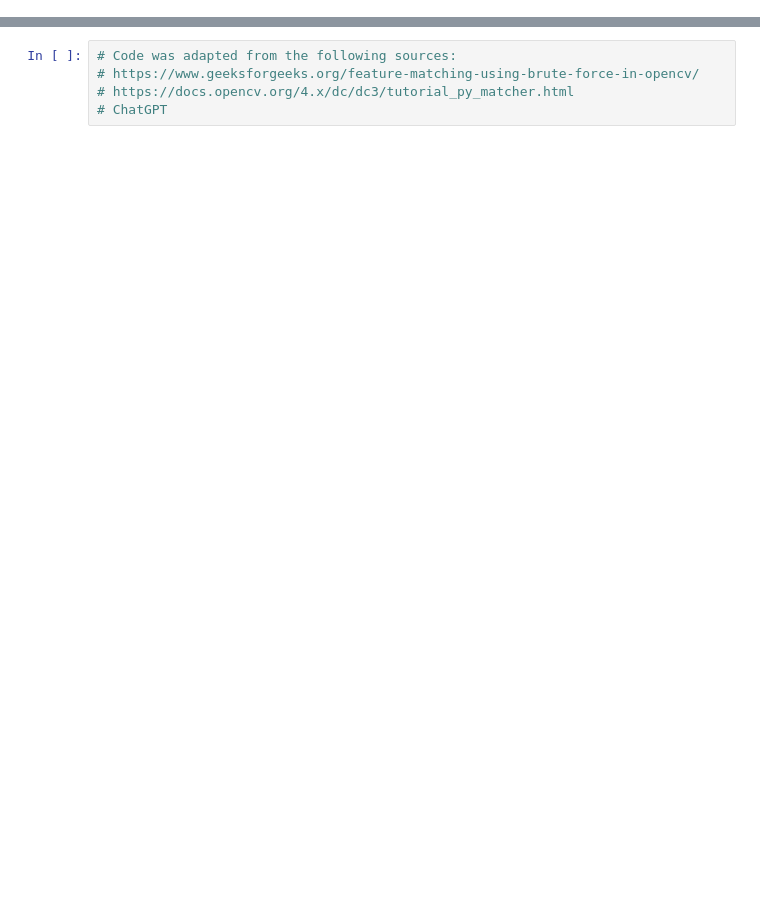
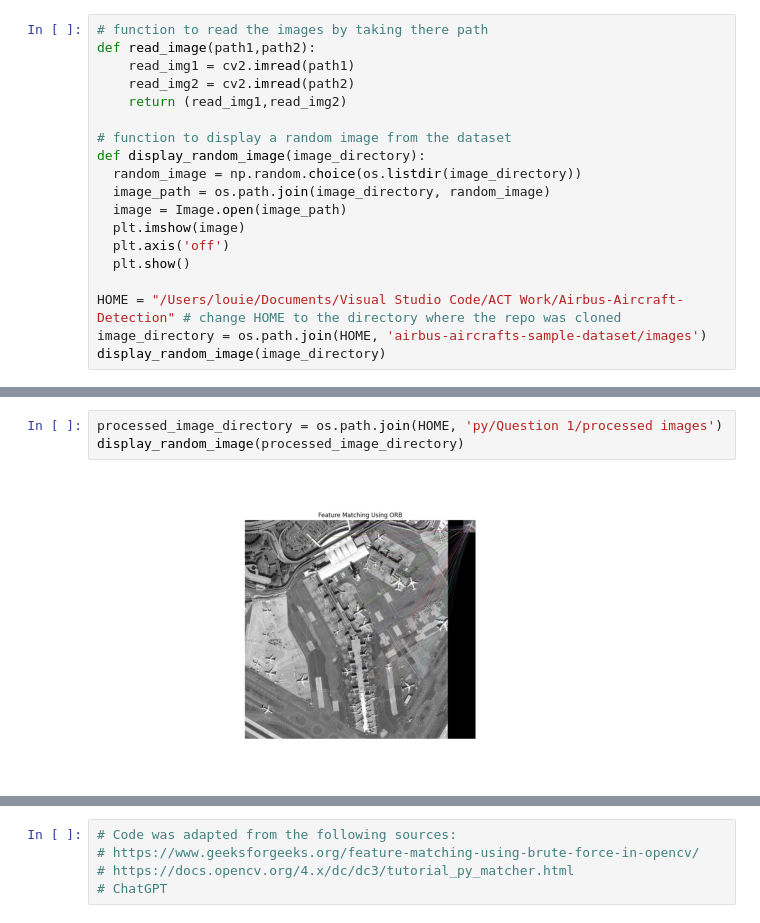
Before and after one commit to LouieDormer/Airbus-Aircraft-Detection, a Jupyter notebook: py/Question 1/Question1.ipynb, the cells around one changed output, grey strips where cells are left out. Drawn from its saved outputs; the diff is of its cells as text; blank space fills up the shorter version.

```diff
--- a/py/Question 1/Question1.ipynb
+++ b/py/Question 1/Question1.ipynb
@@ -47,0 +25,19 @@ def display_output(pic1,kpt1,pic2,kpt2,best_match):
+# %%
+# function to read the images by taking there path
+def read_image(path1,path2):
+    read_img1 = cv2.imread(path1)
+    read_img2 = cv2.imread(path2)
+    return (read_img1,read_img2)
+
+# function to display a random image from the dataset
+def display_random_image(image_directory):
+  random_image = np.random.choice(os.listdir(image_directory))
+  image_path = os.path.join(image_directory, random_image)
+  image = Image.open(image_path)
+  plt.imshow(image)
+  plt.axis('off')
+  plt.show()
+
+HOME = "/Users/louie/Documents/Visual Studio Code/ACT Work/Airbus-Aircraft-Detection" # change HOME to the directory where the repo was cloned
+image_directory = os.path.join(HOME, 'airbus-aircrafts-sample-dataset/images')
+display_random_image(image_directory)
@@ -123,0 +133,5 @@ plt.show()
+# %%
+processed_image_directory = os.path.join(HOME, 'py/Question 1/processed images')
+display_random_image(processed_image_directory)
+# %% [output]
+[figure, added]
```
Also changed, not shown: parts of 18 cells of this notebook, 1 other file.
